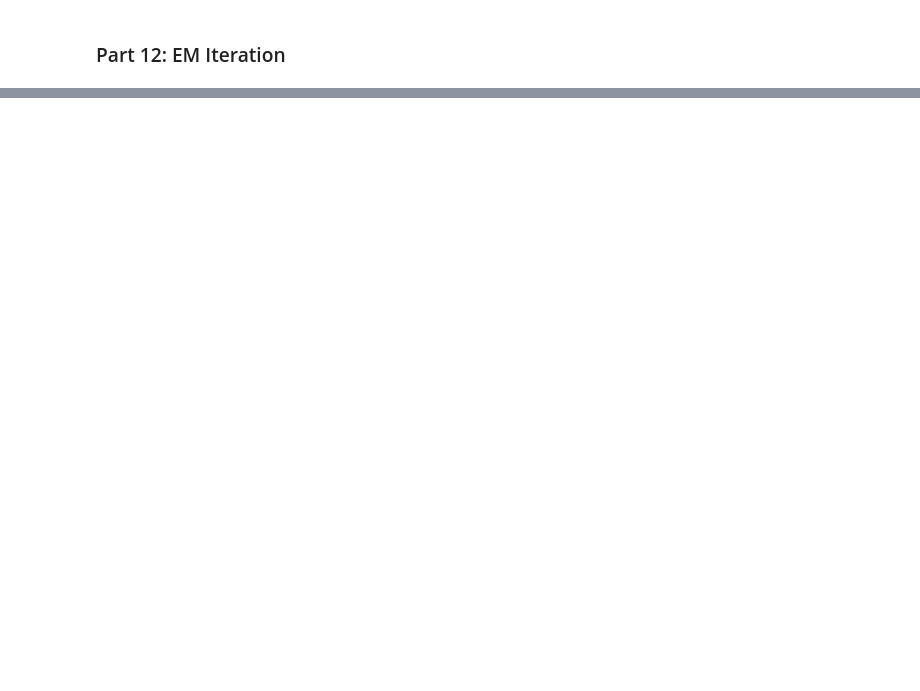
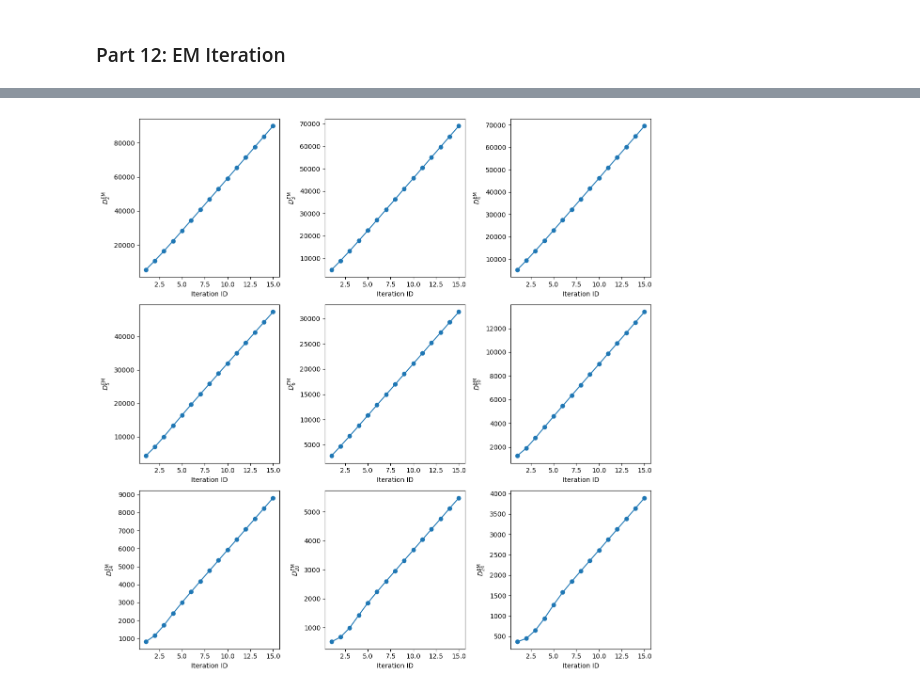
Before and after one commit to yizaochen/md_pisl, a Jupyter notebook: notebooks/diffusion_coefficient/eigenspace_graphical_EM_A_2.ipynb, the cells around one changed output, grey strips where cells are left out. Saved outputs shown, nothing was run; the diff lists cells and outputs as text; code cells hidden in the pictures; blank space fills up the shorter version.

```diff
--- a/notebooks/diffusion_coefficient/eigenspace_graphical_EM_A_2.ipynb
+++ b/notebooks/diffusion_coefficient/eigenspace_graphical_EM_A_2.ipynb
@@ -352,0 +257,21 @@ test[:] = test2
+# %%
+fig, axes = plt.subplots(ncols=3, nrows=3, figsize=(12,12))
+
+eigv_idx_array = [2, 3, 4, 5, 6, 10, 14, 20, 24]
+idx = 1
+for row_id=1:3
+    for col_id=1:3
+        sele_eigv_idx = eigv_idx_array[idx]
+        ax = axes[row_id,col_id]
+        ax.plot(1:15, D_em_mat[1:15,sele_eigv_idx], "-o")
+        ax.set_xlabel("Iteration ID")
+        ax.set_ylabel(@sprintf "\$D^{\\mathrm{EM}}_{%d}\$" sele_eigv_idx)
+        idx += 1
+    end
+end
+
+plt.tight_layout()
+#plt.savefig("/home/ytcdata/em_theory/Pictures/ch8/EM_D_result_2.pdf")
+plt.show()
+# %% [output]
+[figure, added]
```
Also changed, not shown: parts of 28 cells of this notebook, 1 other file.
